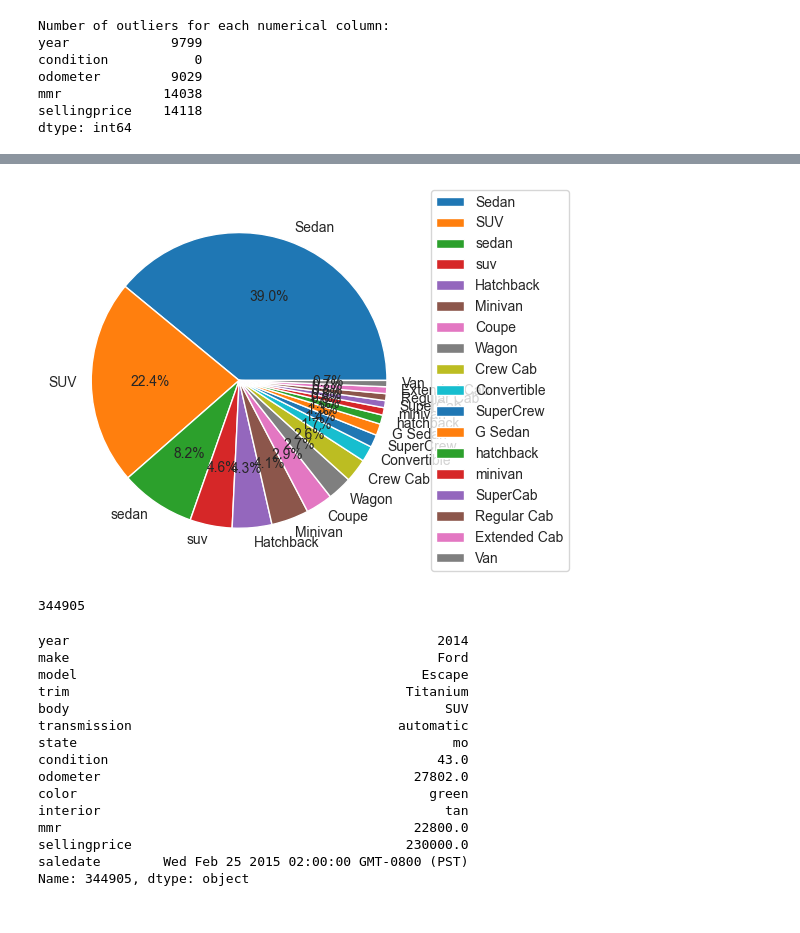
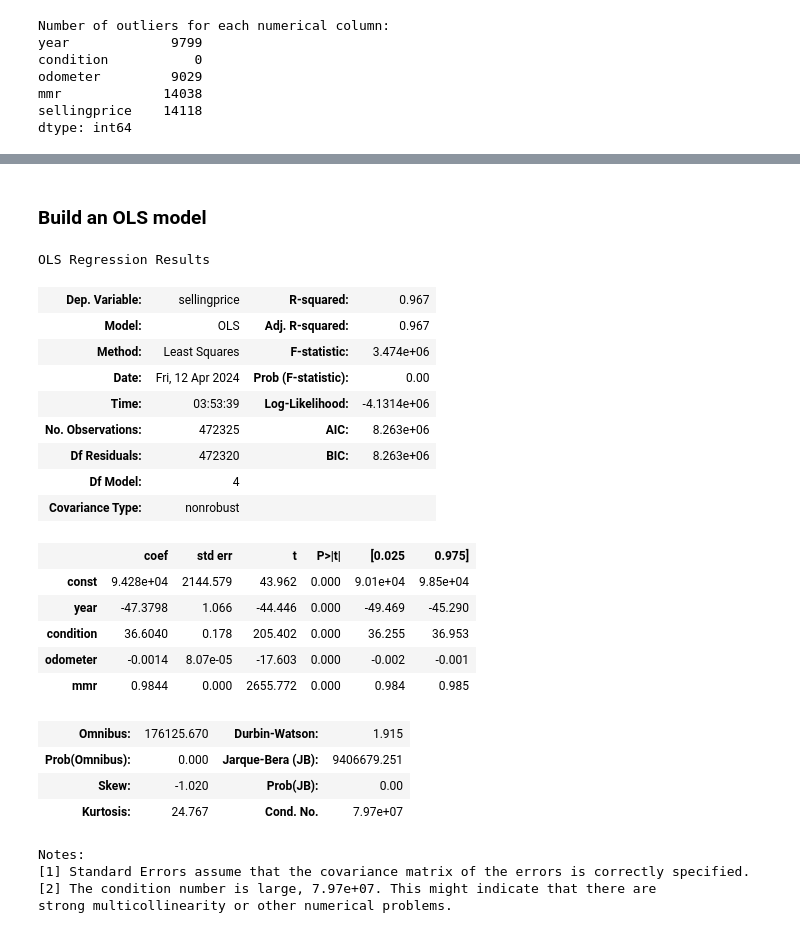
Before and after one commit to PavloKukurik/Car_prices_research, a Jupyter notebook: proj_test.ipynb, the cells around one changed output, grey strips where cells are left out. Saved outputs shown, nothing was run; the diff lists cells and outputs as text; code cells hidden in the pictures.

```diff
--- a/proj_test.ipynb
+++ b/proj_test.ipynb
@@ -243,37 +257,37 @@ Name: color, dtype: int64
-# %%
-
-filtered_df = df[df['body'].map(df['body'].value_counts()) >= 3000]
-
-body_categories = filtered_df['body'].value_counts()
-body_name = body_categories.index.tolist()
-
-plt.pie(body_categories, labels=body_name, autopct='%1.1f%%')
-
-# Визначення положення легенди поза графіком
-plt.legend(body_name, loc="center left", bbox_to_anchor=(1, 0.5))
-
-plt.show()
-index_of_max_price = df['sellingprice'].idxmax()
-print(index_of_max_price)
-
-# Виводимо весь рядок, що відповідає цьому індексу
-car_with_max_price = df.loc[index_of_max_price]
-car_with_max_price
-# %% [output]
-[figure, removed]
-344905
-year                                               2014
-make                                               Ford
-model                                            Escape
-trim                                           Titanium
-body                                                SUV
-transmission                                  automatic
-state                                                mo
-condition                                          43.0
-odometer                                        27802.0
-color                                             green
-interior                                            tan
-mmr                                             22800.0
-sellingprice                                   230000.0
-saledate        Wed Feb 25 2015 02:00:00 GMT-0800 (PST)
-Name: 344905, dtype: object
+# %% [markdown]
+### Build an OLS model
+# %%
+y = cleaned_df['sellingprice']
+
+X = cleaned_df[['year', 'condition', 'odometer', 'mmr']]
+
+X = sm.add_constant(X)
+
+model = sm.OLS(y, X).fit()
+
+model.summary()
+# %% [output]
+OLS Regression Results
+| Dep. Variable: | sellingprice | R-squared: | 0.967 |
+| Model: | OLS | Adj. R-squared: | 0.967 |
+| Method: | Least Squares | F-statistic: | 3.474e+06 |
+| Date: | Fri, 12 Apr 2024 | Prob (F-statistic): | 0.00 |
+| Time: | 03:53:39 | Log-Likelihood: | -4.1314e+06 |
+| No. Observations: | 472325 | AIC: | 8.263e+06 |
+| Df Residuals: | 472320 | BIC: | 8.263e+06 |
+| Df Model: | 4 |  |  |
+| Covariance Type: | nonrobust |  |  |
+|  | coef | std err | t | P>|t| | [0.025 | 0.975] |
+| const | 9.428e+04 | 2144.579 | 43.962 | 0.000 | 9.01e+04 | 9.85e+04 |
+| year | -47.3798 | 1.066 | -44.446 | 0.000 | -49.469 | -45.290 |
+| condition | 36.6040 | 0.178 | 205.402 | 0.000 | 36.255 | 36.953 |
+| odometer | -0.0014 | 8.07e-05 | -17.603 | 0.000 | -0.002 | -0.001 |
+| mmr | 0.9844 | 0.000 | 2655.772 | 0.000 | 0.984 | 0.985 |
+| Omnibus: | 176125.670 | Durbin-Watson: | 1.915 |
+| Prob(Omnibus): | 0.000 | Jarque-Bera (JB): | 9406679.251 |
+| Skew: | -1.020 | Prob(JB): | 0.00 |
+| Kurtosis: | 24.767 | Cond. No. | 7.97e+07 |
+Notes:
+[1] Standard Errors assume that the covariance matrix of the errors is correctly specified.
+[2] The condition number is large, 7.97e+07. This might indicate that there are
+strong multicollinearity or other numerical problems.
```
Also changed, not shown: parts of 13 cells of this notebook.
